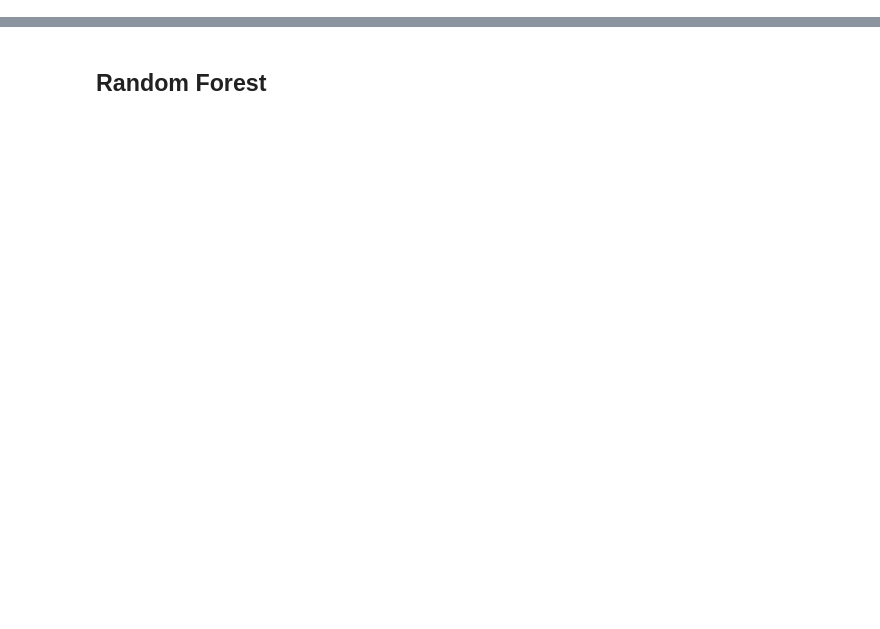
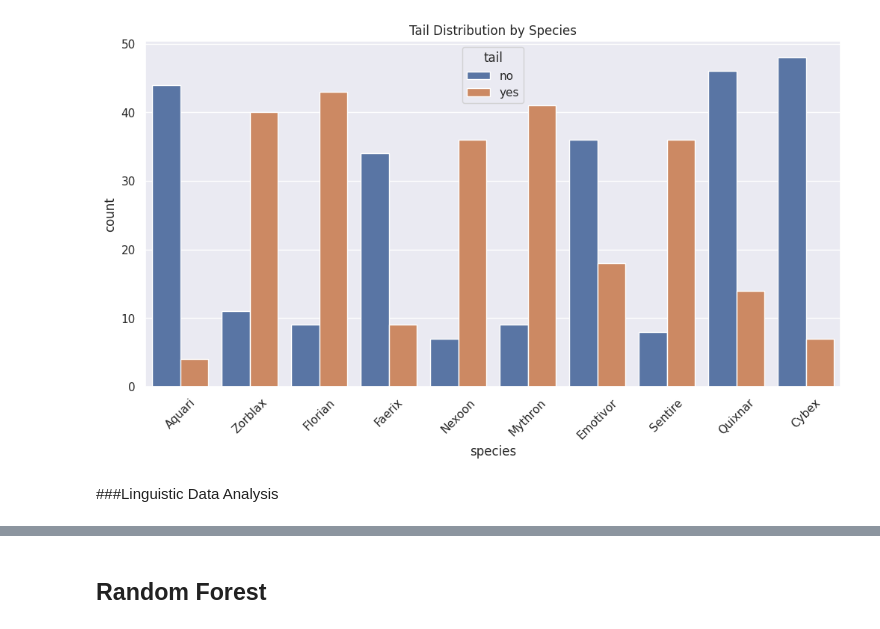
Before and after one commit to suhankd/Innov8-hackathon, a Jupyter notebook: Models/Models_Voting.ipynb, the cells around one changed output, grey strips where cells are left out. Saved outputs shown, nothing was run; the diff lists cells and outputs as text; code cells hidden in the pictures; blank space fills up the shorter version.

```diff
--- a/Models/Models_Voting.ipynb
+++ b/Models/Models_Voting.ipynb
@@ -82,0 +142,10 @@ True
+# %%
+plt.figure(figsize=(12, 6))
+sns.countplot(x='species', hue='tail', data=data)
+plt.title('Tail Distribution by Species')
+plt.xticks(rotation=45)
+plt.show()
+# %% [output]
+[figure, added]
+# %% [markdown]
+###Linguistic Data Analysis
```
Also changed, not shown: parts of 60 cells of this notebook.
